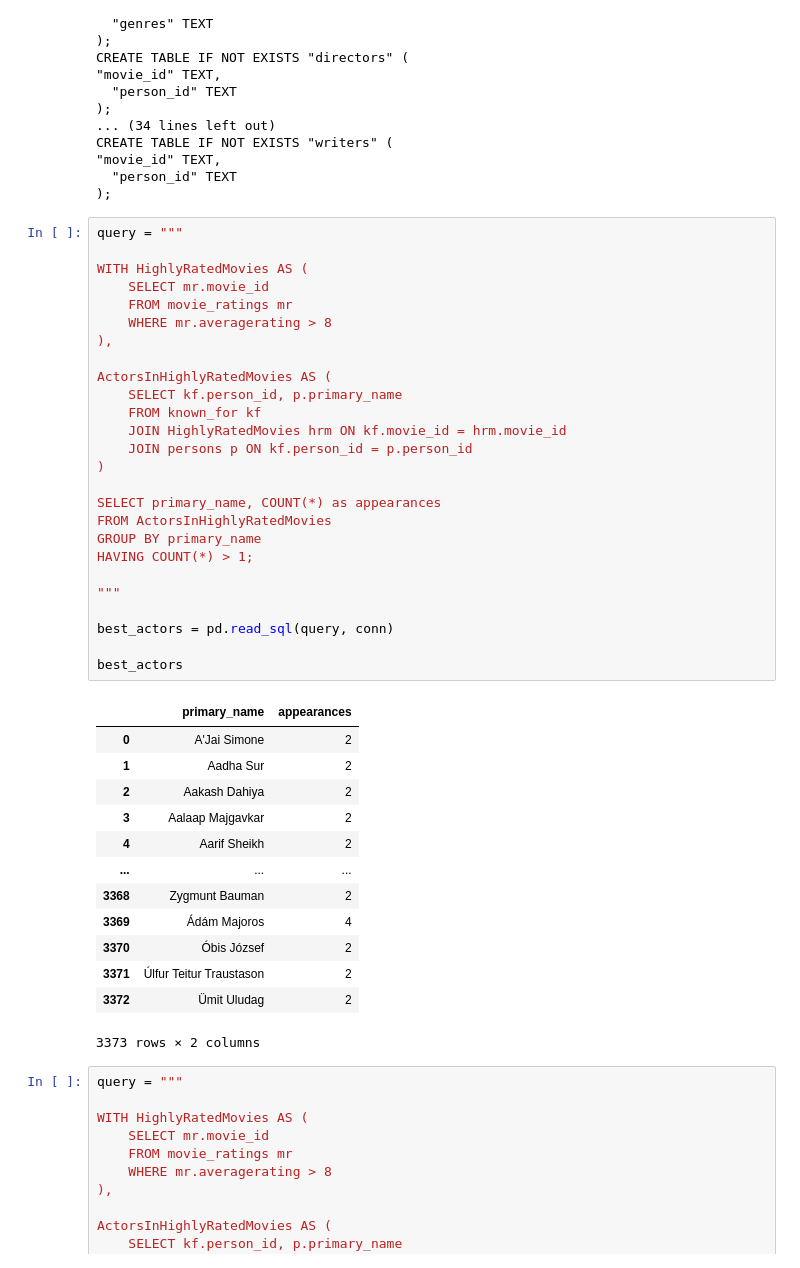
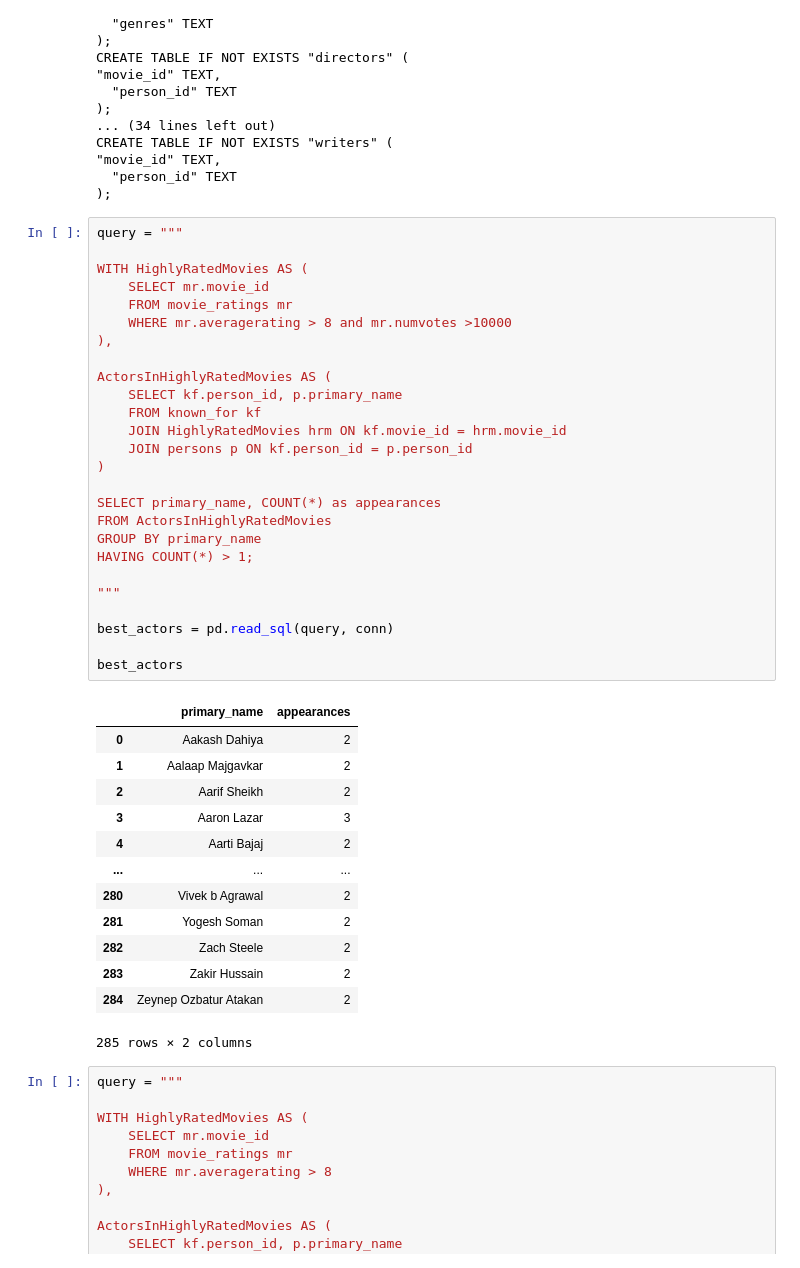
Before and after one commit to makmula/DSC-phase-2-project-v3, a Jupyter notebook: student.ipynb, the cells around one changed output. Drawn from its saved outputs; the diff is of its cells as text.

```diff
--- a/student.ipynb
+++ b/student.ipynb
@@ -281,43 +281,43 @@ CREATE TABLE IF NOT EXISTS "writers" (
 # %%
 query = """
 
 WITH HighlyRatedMovies AS (
     SELECT mr.movie_id
     FROM movie_ratings mr
-    WHERE mr.averagerating > 8
+    WHERE mr.averagerating > 8 and mr.numvotes >10000
 ),
 
 ActorsInHighlyRatedMovies AS (
     SELECT kf.person_id, p.primary_name
     FROM known_for kf
     JOIN HighlyRatedMovies hrm ON kf.movie_id = hrm.movie_id
     JOIN persons p ON kf.person_id = p.person_id
 )
 
 SELECT primary_name, COUNT(*) as appearances
 FROM ActorsInHighlyRatedMovies
 GROUP BY primary_name
 HAVING COUNT(*) > 1;
 
 """
 
 best_actors = pd.read_sql(query, conn)
 
 best_actors
 # %% [output]
 |  | primary_name | appearances |
-| 0 | A'Jai Simone | 2 |
-| 1 | Aadha Sur | 2 |
-| 2 | Aakash Dahiya | 2 |
-| 3 | Aalaap Majgavkar | 2 |
-| 4 | Aarif Sheikh | 2 |
+| 0 | Aakash Dahiya | 2 |
+| 1 | Aalaap Majgavkar | 2 |
+| 2 | Aarif Sheikh | 2 |
+| 3 | Aaron Lazar | 3 |
+| 4 | Aarti Bajaj | 2 |
 | ... | ... | ... |
-| 3368 | Zygmunt Bauman | 2 |
-| 3369 | Ádám Majoros | 4 |
-| 3370 | Óbis József | 2 |
-| 3371 | Úlfur Teitur Traustason | 2 |
-| 3372 | Ümit Uludag | 2 |
+| 280 | Vivek b Agrawal | 2 |
+| 281 | Yogesh Soman | 2 |
+| 282 | Zach Steele | 2 |
+| 283 | Zakir Hussain | 2 |
+| 284 | Zeynep Ozbatur Atakan | 2 |
-3373 rows × 2 columns
+285 rows × 2 columns
 # %%
 query = """
 
```
Also changed, not shown: parts of 43 cells of this notebook.
